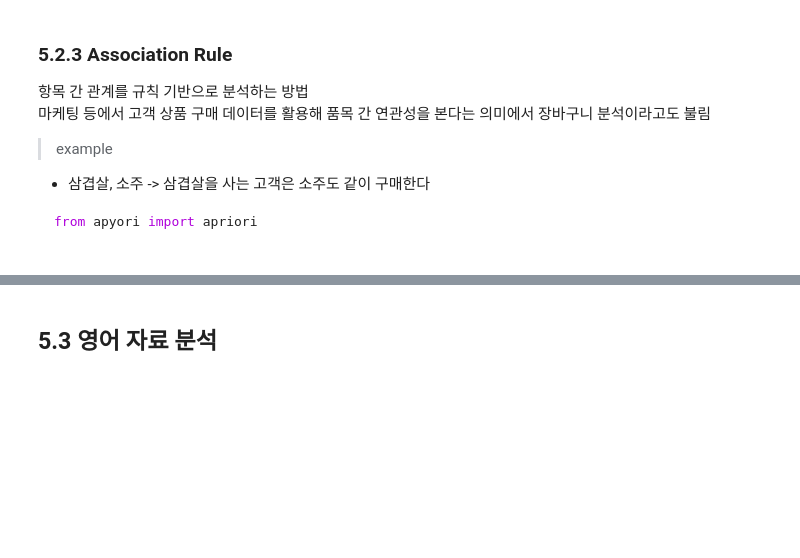
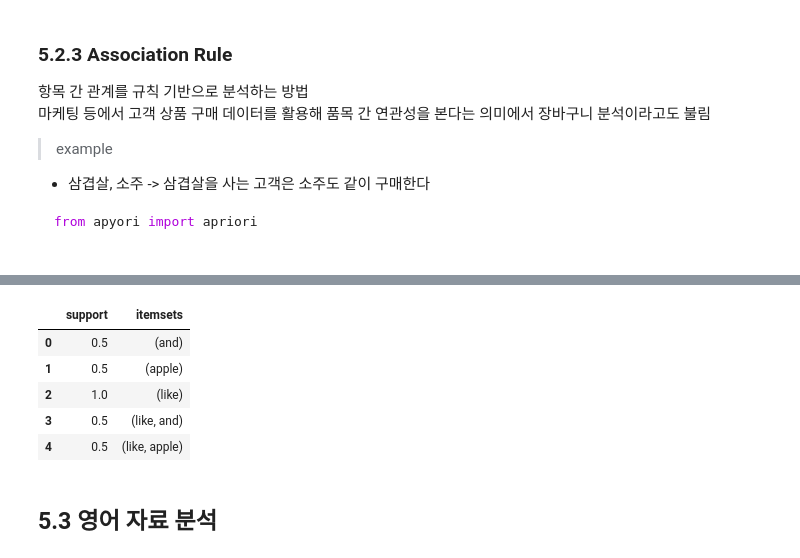
Before and after one commit to stronghajin/2022_big_data_1, a Jupyter notebook: bigdata2/day08.ipynb, the cells around one changed output, grey strips where cells are left out. Saved outputs shown, nothing was run; the diff lists cells and outputs as text; code cells hidden in the pictures; blank space fills up the shorter version.

```diff
--- a/bigdata2/day08.ipynb
+++ b/bigdata2/day08.ipynb
@@ -579,2 +641,11 @@ association_rules(itemset, metric='confidence', min_threshold=0.5)
+# %%
+itemset
+# %% [output]
+|  | support | itemsets |
+| 0 | 0.5 | (and) |
+| 1 | 0.5 | (apple) |
+| 2 | 1.0 | (like) |
+| 3 | 0.5 | (like, and) |
+| 4 | 0.5 | (like, apple) |
 # %% [markdown]
 ## 5.3 영어 자료 분석
```
Also changed, not shown: parts of 36 cells of this notebook, 6 other files.
